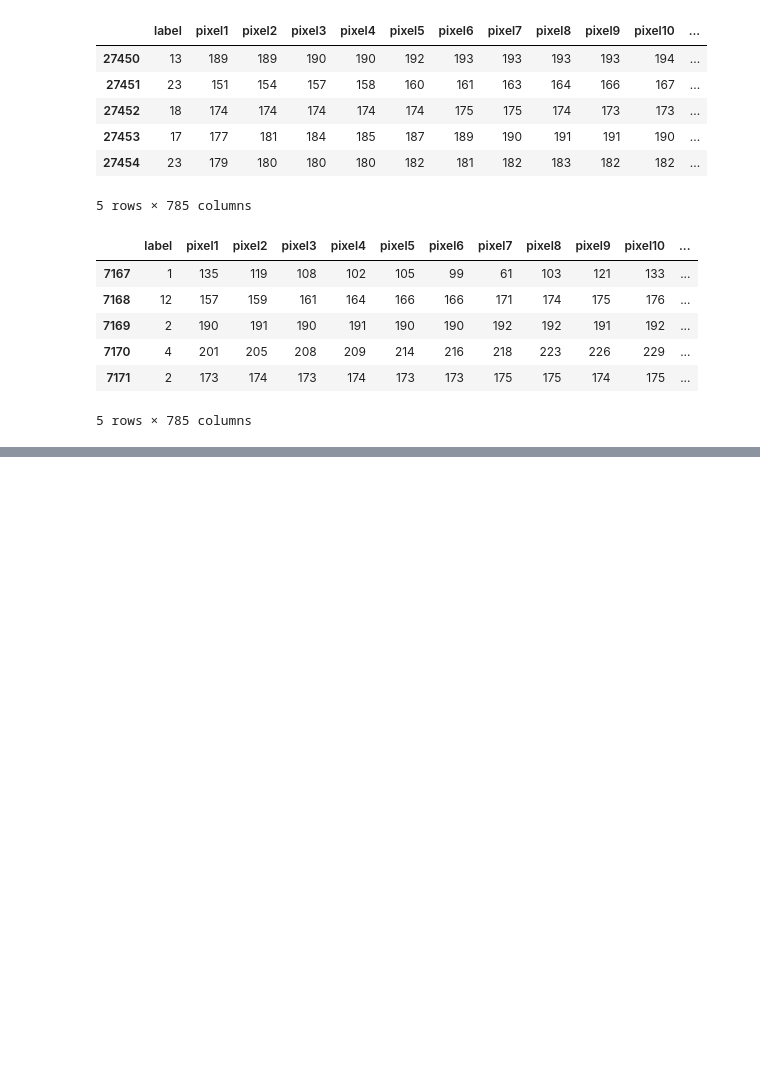
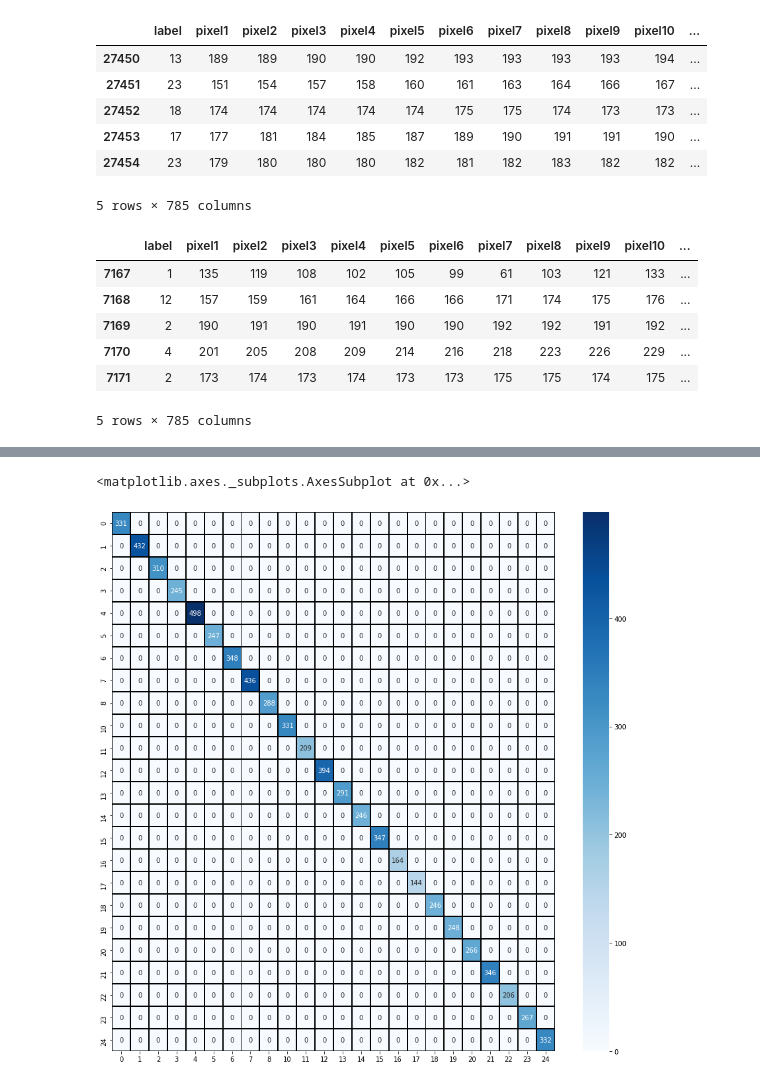
Before and after one commit to miftahcoiri354/PROJECT-bangkit_final_project, a Jupyter notebook: Final_Project_Signal_Project_MNIST.ipynb, the cells around one changed output, grey strips where cells are left out. Saved outputs shown, nothing was run; the diff lists cells and outputs as text; code cells hidden in the pictures; blank space fills up the shorter version.

```diff
--- a/Final_Project_Signal_Project_MNIST.ipynb
+++ b/Final_Project_Signal_Project_MNIST.ipynb
@@ -119,0 +164,17 @@ Name: label, Length: 27455, dtype: int64
+# %%
+# With data augmentation to prevent overfitting
+datagen = ImageDataGenerator(
+        featurewise_center=False,  # set input mean to 0 over the dataset
+        samplewise_center=False,  # set each sample mean to 0
+        featurewise_std_normalization=False,  # divide inputs by std of the dataset
+        samplewise_std_normalization=False,  # divide each input by its std
+        zca_whitening=False,  # apply ZCA whitening
+        rotation_range=10,  # randomly rotate images in the range (degrees, 0 to 180)
+        zoom_range = 0.1, # Randomly zoom image
+        width_shift_range=0.1,  # randomly shift images horizontally (fraction of total width)
+        height_shift_range=0.1,  # randomly shift images vertically (fraction of total height)
+        horizontal_flip=False,  # randomly flip images
+        vertical_flip=False)  # randomly flip images
+
+
+datagen.fit(x_train)
@@ -119,0 +296,8 @@ Name: label, Length: 27455, dtype: int64
+# %%
+predictions = model.predict_classes(x_test)
+for i in range(len(predictions)):
+    if(predictions[i] >= 9):
+        predictions[i] += 1
+
+print(predictions[:100]) #prediction labels using ML
+print(np.array(y_test1[:100])) #original labels from dataset
@@ -119,0 +336,13 @@ Name: label, Length: 27455, dtype: int64
+# %%
+cm = confusion_matrix(y_test1,predictions)
+cm = pd.DataFrame(cm ,
+                  index = [i for i in range(25) if i != 9] ,
+                  columns = [i for i in range(25) if i != 9])
+plt.figure(figsize = (15,15))
+sns.heatmap(cm,cmap= "Blues",
+            linecolor = 'black' ,
+            linewidth = 1 ,
+            annot = True, fmt='')
+# %% [output]
+<matplotlib.axes._subplots.AxesSubplot at 0x...>
+[figure, added]
```
Also changed, not shown: parts of 20 cells of this notebook.
